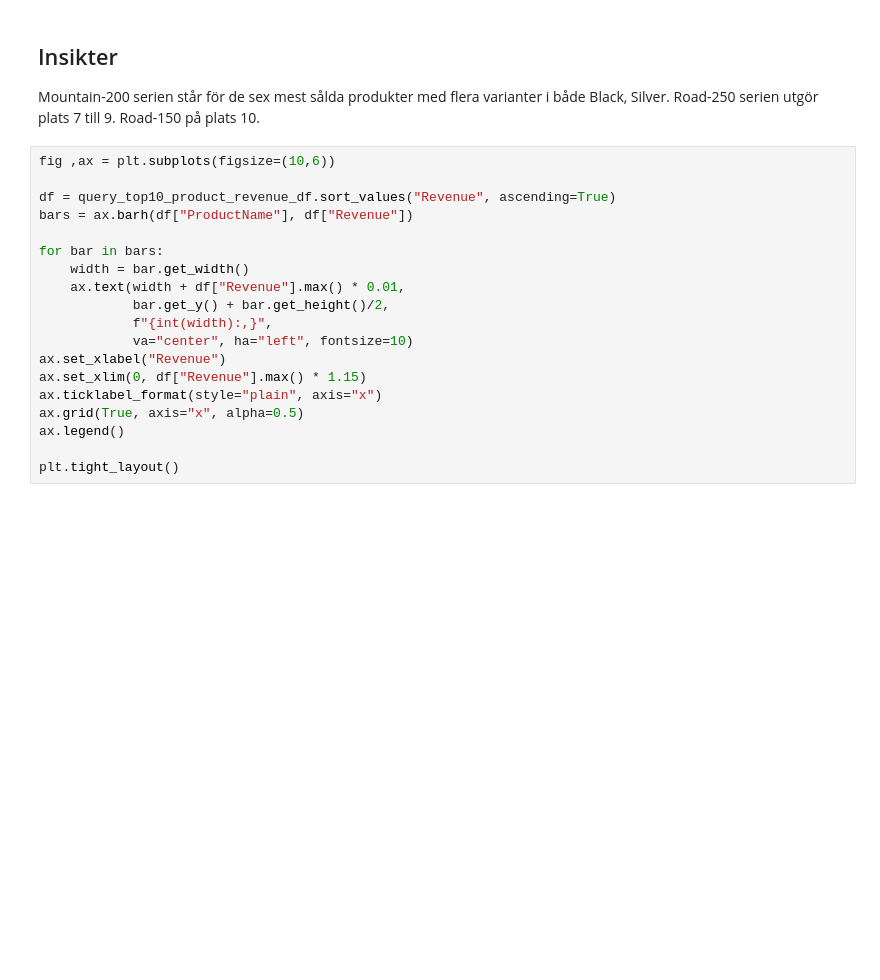
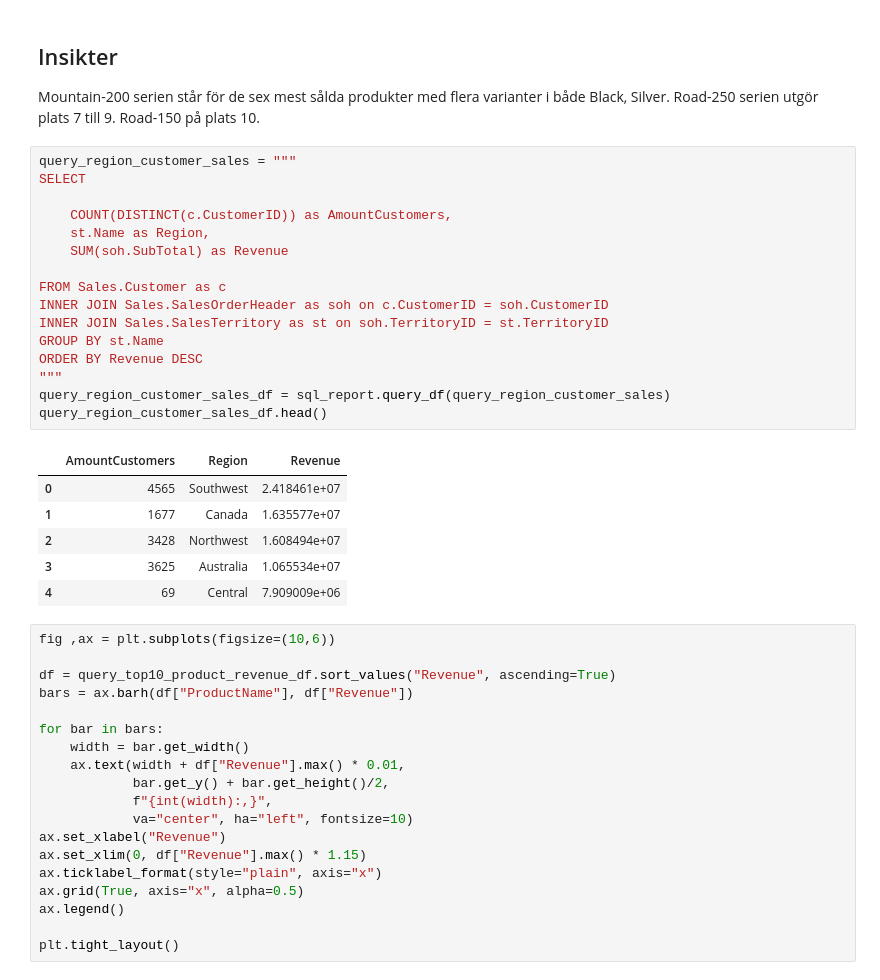
Before and after one commit to MarcusMorlock/SQLInl-mning_Marcus, a Jupyter notebook: report.ipynb, the cells around one changed output. Drawn from its saved outputs; the diff is of its cells as text; blank space fills up the shorter version.

Commit message:
query done

```diff
--- a/report.ipynb
+++ b/report.ipynb
@@ -323,6 +323,29 @@ Top 10 består därmed av olika varianter inom Mountain-200 serien och Road-250/
 
 Mountain-200 serien står för de sex mest sålda produkter med flera varianter i både Black, Silver.
 Road-250 serien utgör plats 7 till 9. Road-150 på plats 10.
+# %%
+query_region_customer_sales = """
+SELECT
+
+    COUNT(DISTINCT(c.CustomerID)) as AmountCustomers,
+    st.Name as Region,
+    SUM(soh.SubTotal) as Revenue
+
+FROM Sales.Customer as c
+INNER JOIN Sales.SalesOrderHeader as soh on c.CustomerID = soh.CustomerID
+INNER JOIN Sales.SalesTerritory as st on soh.TerritoryID = st.TerritoryID
+GROUP BY st.Name
+ORDER BY Revenue DESC
+"""
+query_region_customer_sales_df = sql_report.query_df(query_region_customer_sales)
+query_region_customer_sales_df.head()
+# %% [output]
+|  | AmountCustomers | Region | Revenue |
+| 0 | 4565 | Southwest | 2.418461e+07 |
+| 1 | 1677 | Canada | 1.635577e+07 |
+| 2 | 3428 | Northwest | 1.608494e+07 |
+| 3 | 3625 | Australia | 1.065534e+07 |
+| 4 | 69 | Central | 7.909009e+06 |
 # %%
 fig ,ax = plt.subplots(figsize=(10,6))
 
```
Also changed, not shown: 1 other file.
